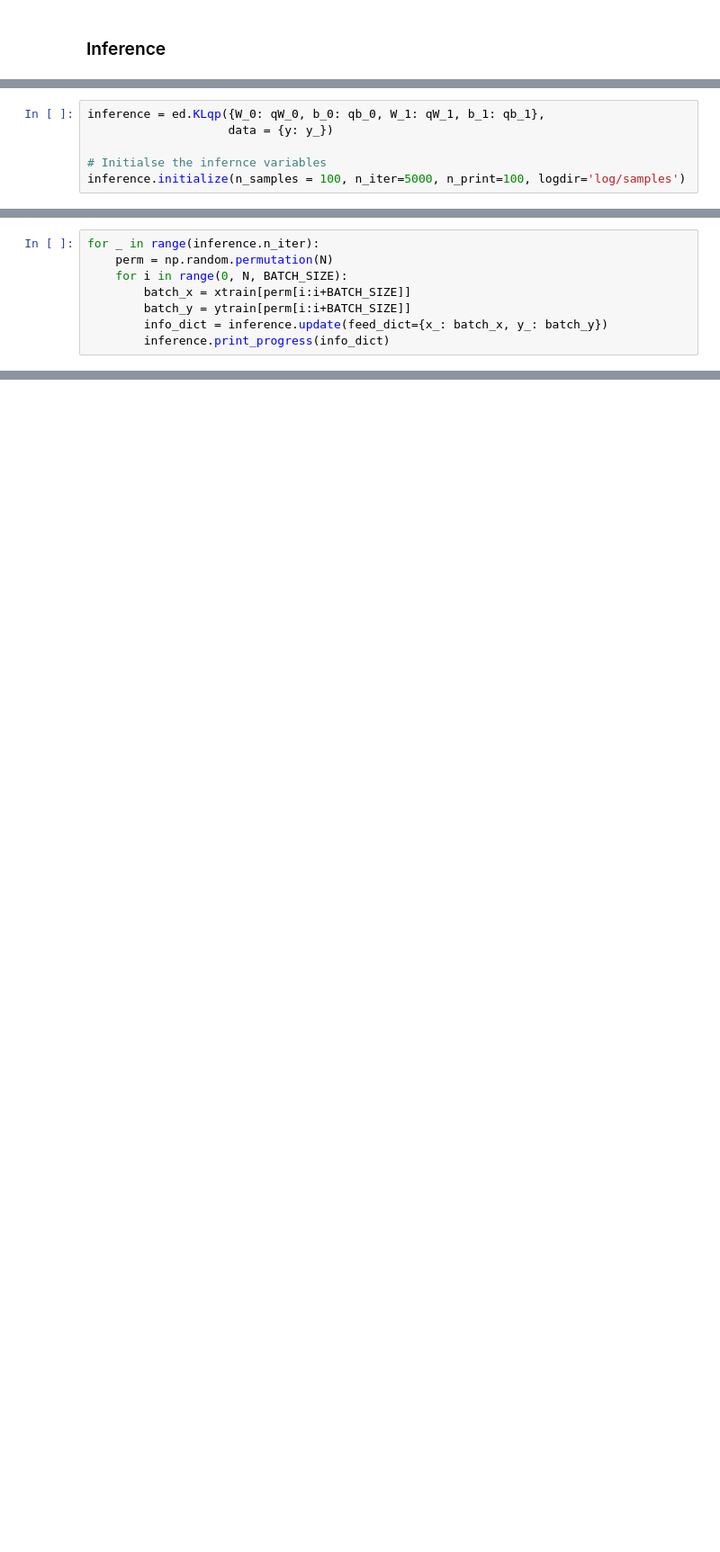
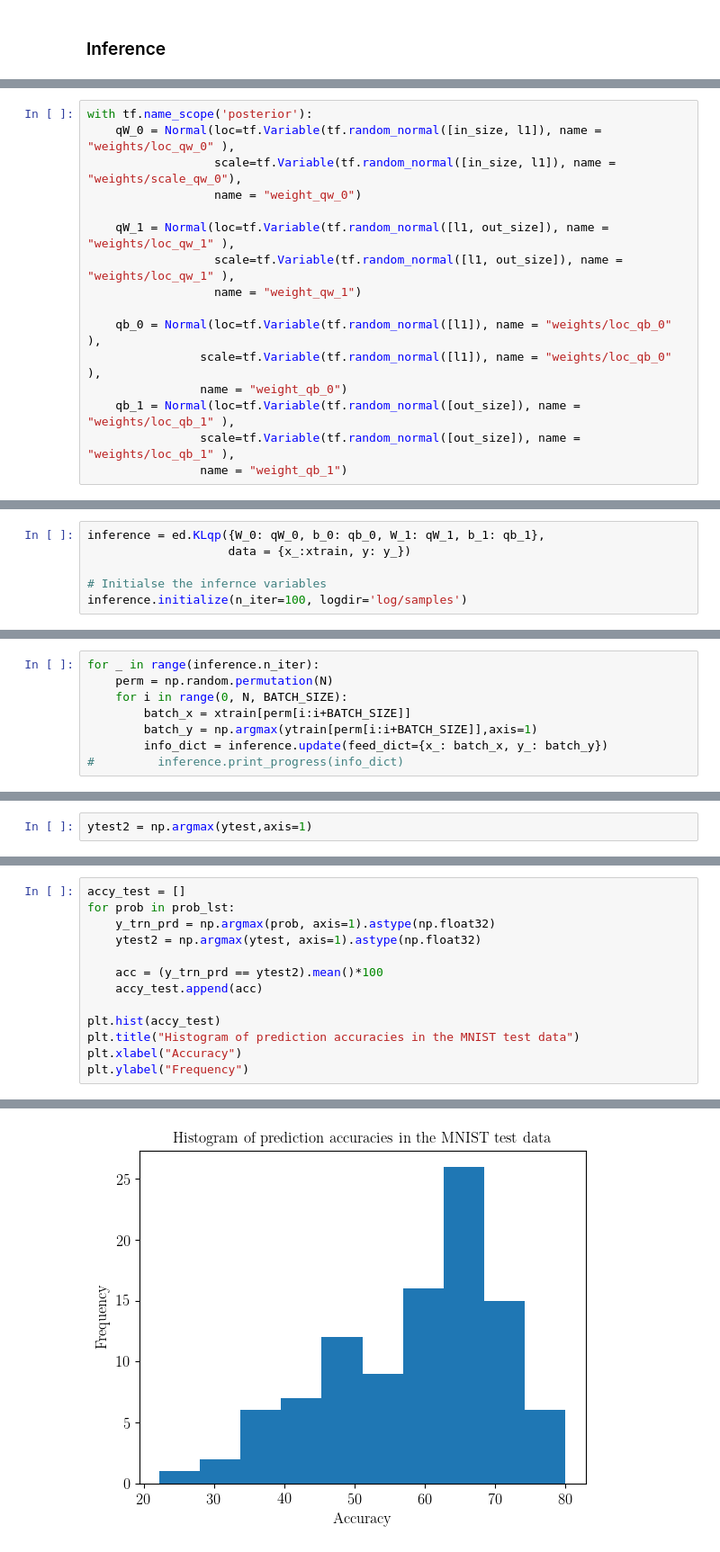
Before and after one commit to msahamed/earthquake_physics_bayesian_nn, a Jupyter notebook: Baysian_neural_network.ipynb, the cells around one changed output, grey strips where cells are left out. Shown: that part at 90% size. Saved outputs shown, nothing was run; the diff lists cells and outputs as text; blank space fills up the shorter version.

```diff
--- a/Baysian_neural_network.ipynb
+++ b/Baysian_neural_network.ipynb
@@ -135,0 +124,16 @@ with tf.name_scope('posterior'):
+# %%
+with tf.name_scope('posterior'):
+    qW_0 = Normal(loc=tf.Variable(tf.random_normal([in_size, l1]), name = "weights/loc_qw_0" ),
+                  scale=tf.Variable(tf.random_normal([in_size, l1]), name = "weights/scale_qw_0"),
+                  name = "weight_qw_0")
+
+    qW_1 = Normal(loc=tf.Variable(tf.random_normal([l1, out_size]), name = "weights/loc_qw_1" ),
+                  scale=tf.Variable(tf.random_normal([l1, out_size]), name = "weights/loc_qw_1" ),
+                  name = "weight_qw_1")
+
+    qb_0 = Normal(loc=tf.Variable(tf.random_normal([l1]), name = "weights/loc_qb_0" ),
+                scale=tf.Variable(tf.random_normal([l1]), name = "weights/loc_qb_0" ),
+                name = "weight_qb_0")
+    qb_1 = Normal(loc=tf.Variable(tf.random_normal([out_size]), name = "weights/loc_qb_1" ),
+                scale=tf.Variable(tf.random_normal([out_size]), name = "weights/loc_qb_1" ),
+                name = "weight_qb_1")
@@ -136,6 +155,6 @@ with tf.name_scope('posterior'):
 # %%
 inference = ed.KLqp({W_0: qW_0, b_0: qb_0, W_1: qW_1, b_1: qb_1},
-                    data = {y: y_})
+                    data = {x_:xtrain, y: y_})
 
 # Initialse the infernce variables
-inference.initialize(n_samples = 100, n_iter=5000, n_print=100, logdir='log/samples')
+inference.initialize(n_iter=100, logdir='log/samples')
@@ -147,7 +169,7 @@ for _ in range(inference.n_iter):
     perm = np.random.permutation(N)
     for i in range(0, N, BATCH_SIZE):
         batch_x = xtrain[perm[i:i+BATCH_SIZE]]
-        batch_y = ytrain[perm[i:i+BATCH_SIZE]]
+        batch_y = np.argmax(ytrain[perm[i:i+BATCH_SIZE]],axis=1)
         info_dict = inference.update(feed_dict={x_: batch_x, y_: batch_y})
-        inference.print_progress(info_dict)
+#         inference.print_progress(info_dict)
 # %% [output]
@@ -157,0 +180,2 @@ Caused by op 'qW_1/loc/read', defined at:
+# %%
+ytest2 = np.argmax(ytest,axis=1)
@@ -157,0 +219,14 @@ Caused by op 'qW_1/loc/read', defined at:
+# %%
+accy_test = []
+for prob in prob_lst:
+    y_trn_prd = np.argmax(prob, axis=1).astype(np.float32)
+    ytest2 = np.argmax(ytest, axis=1).astype(np.float32)
+
+    acc = (y_trn_prd == ytest2).mean()*100
+    accy_test.append(acc)
+
+plt.hist(accy_test)
+plt.title("Histogram of prediction accuracies in the MNIST test data")
+plt.xlabel("Accuracy")
+plt.ylabel("Frequency")
+# %% [output]
@@ -157,0 +234 @@ Caused by op 'qW_1/loc/read', defined at:
+[figure, added]
```
Also changed, not shown: parts of 18 cells of this notebook, 2 other files.
